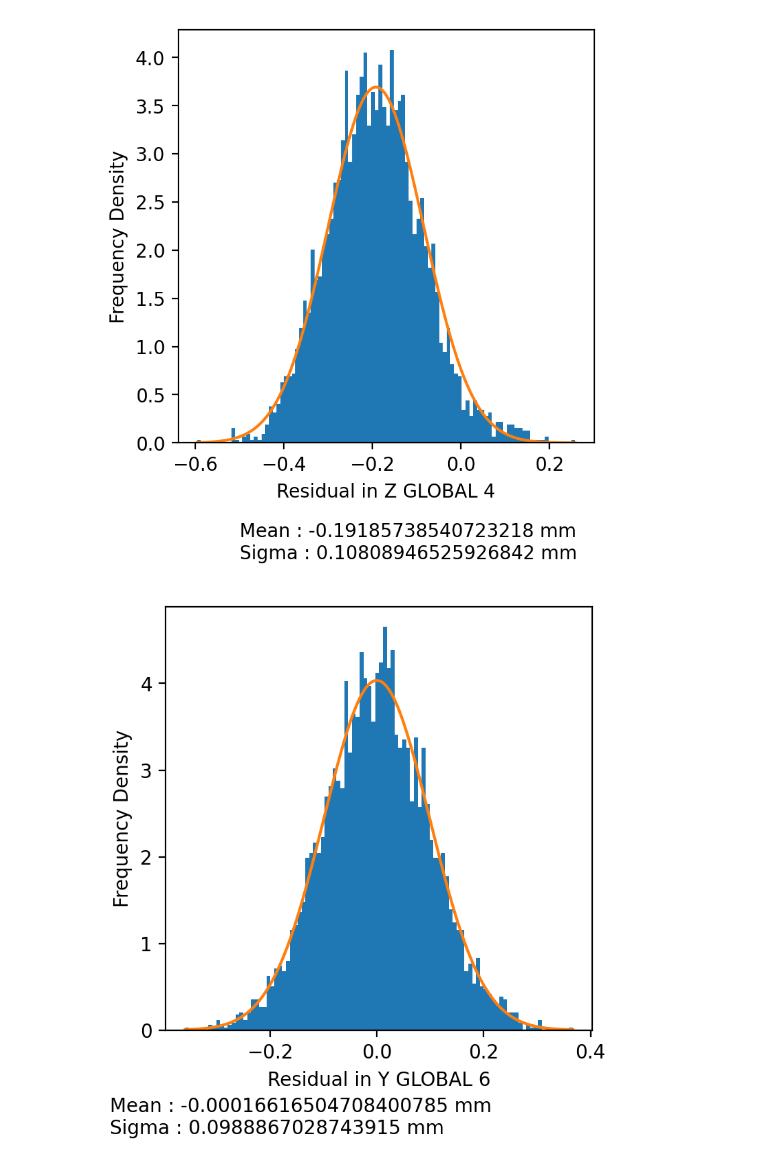
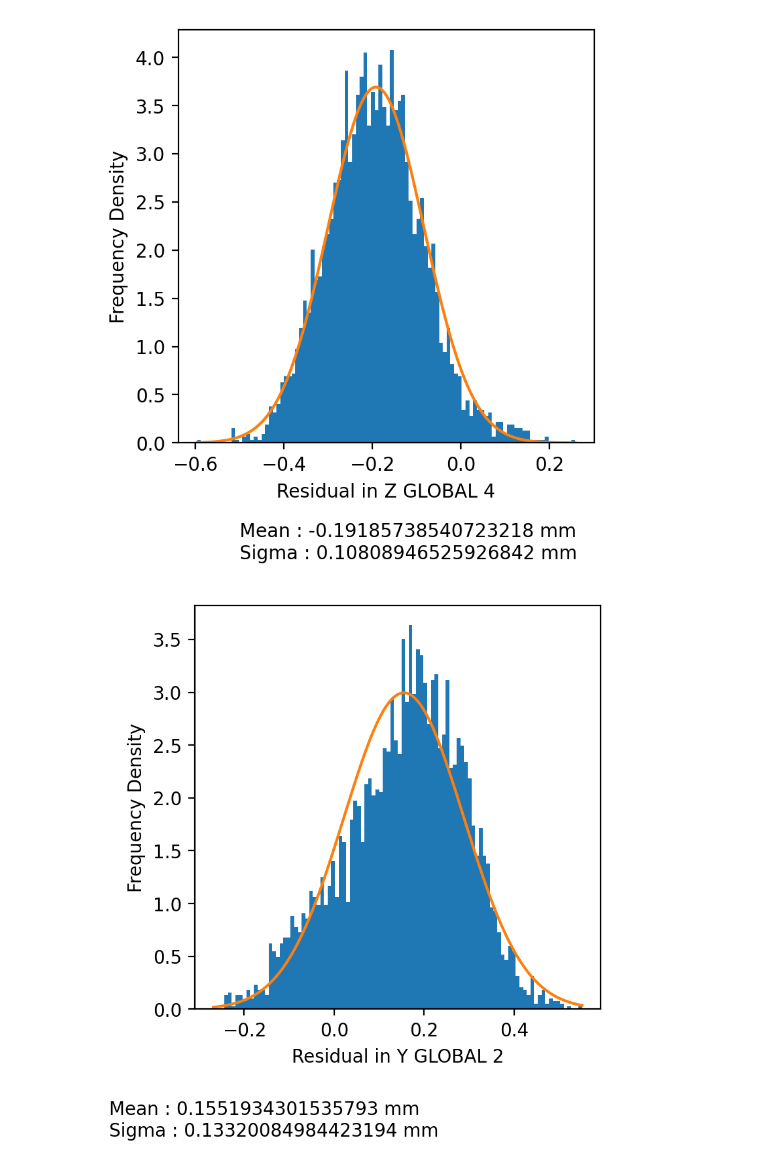
Before and after one commit to ldk111/FASER-2-MPhys-Project, a Jupyter notebook: Analysis/analysis.ipynb, the cells around one changed output. Saved outputs shown, nothing was run; the diff lists cells and outputs as text; code cells hidden in the pictures.

```diff
--- a/Analysis/analysis.ipynb
+++ b/Analysis/analysis.ipynb
@@ -3,7 +3,7 @@ import pandas as pd
 import numpy as np
 from matplotlib import pyplot as plt
 # %%
-df = pd.read_csv("C:/Users/luke/OneDrive/Documents/MPhys Project/Output Files/Testing Offsets/200k_0.2_misal_df.csv", index_col=0)
+df = pd.read_csv("C:/Users/luke/OneDrive/Documents/MPhys Project/Output Files/Testing Offsets/200k_0.2x2_misal_df.csv", index_col=0)
 df
 # %% [output]
 |  | QOP_FIT | PHI_FIT | THETA_FIT | P_FIT | PZ_FIT | P_TRUTH | Q_TRUTH | PZ_TRUTH | PHI_TRUTH | THETA_TRUTH | ... |
@@ -63,6 +68,7 @@ def Residual_Plot(x, label = "", save = False, bins=100):
 # %%
 mu, std, fig = Residual_Plot(df["GLOBAL_Z_HIT_4"] - df["Z_TRUTH_4"], label = "Z GLOBAL 4")
-mu, std, fig = Residual_Plot(df["LOCAL_Y_HIT_3"] - df["Y_TRUTH_3"], label = "Y GLOBAL 6")
+mu, std, fig = Residual_Plot(df["GLOBAL_Y_HIT_2"] - df["Y_TRUTH_2"], label = "Y GLOBAL 2")
+mu, std, fig = Residual_Plot(df["RES_Y_HIT_2"], label = "Y RES 2")
 # %% [output]
 [figure]
-[figure, old version]
+[figure, new version]
```
Also changed, not shown: parts of 4 cells of this notebook, 6 other files.
